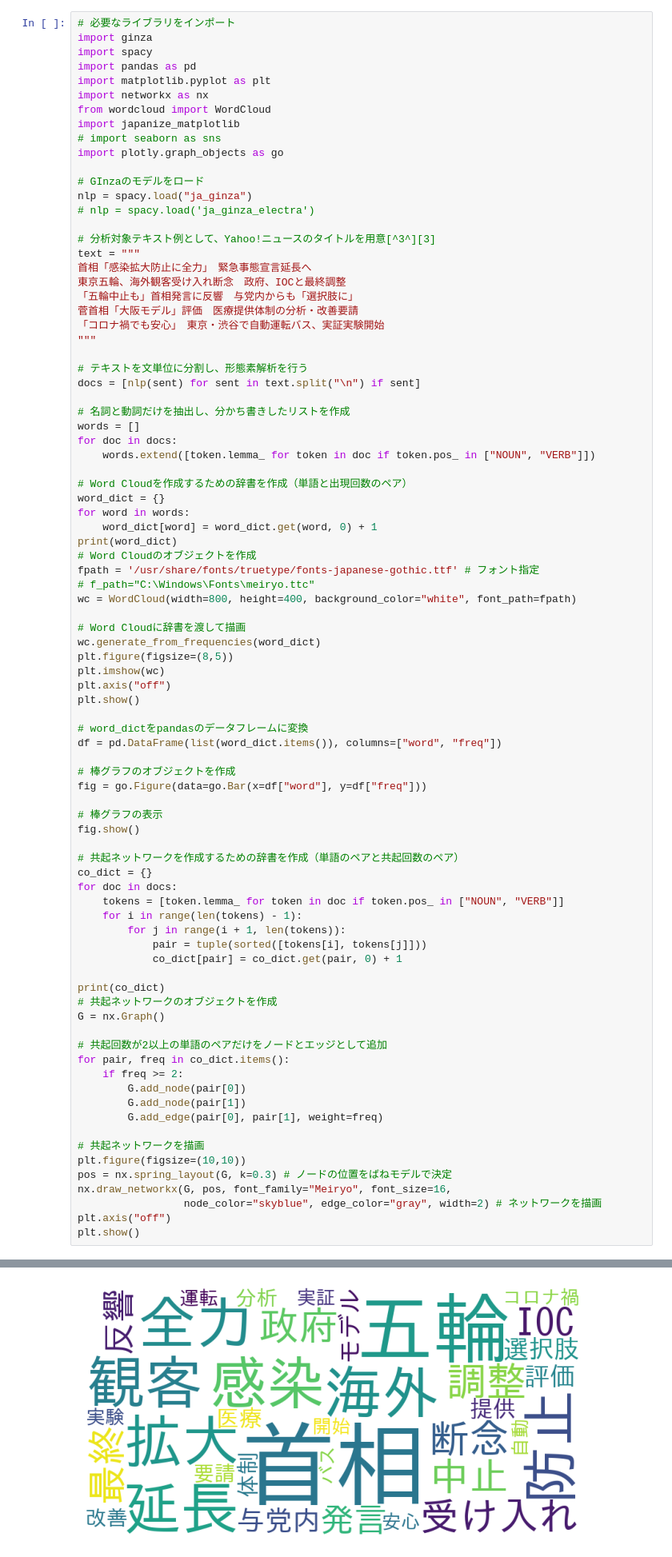
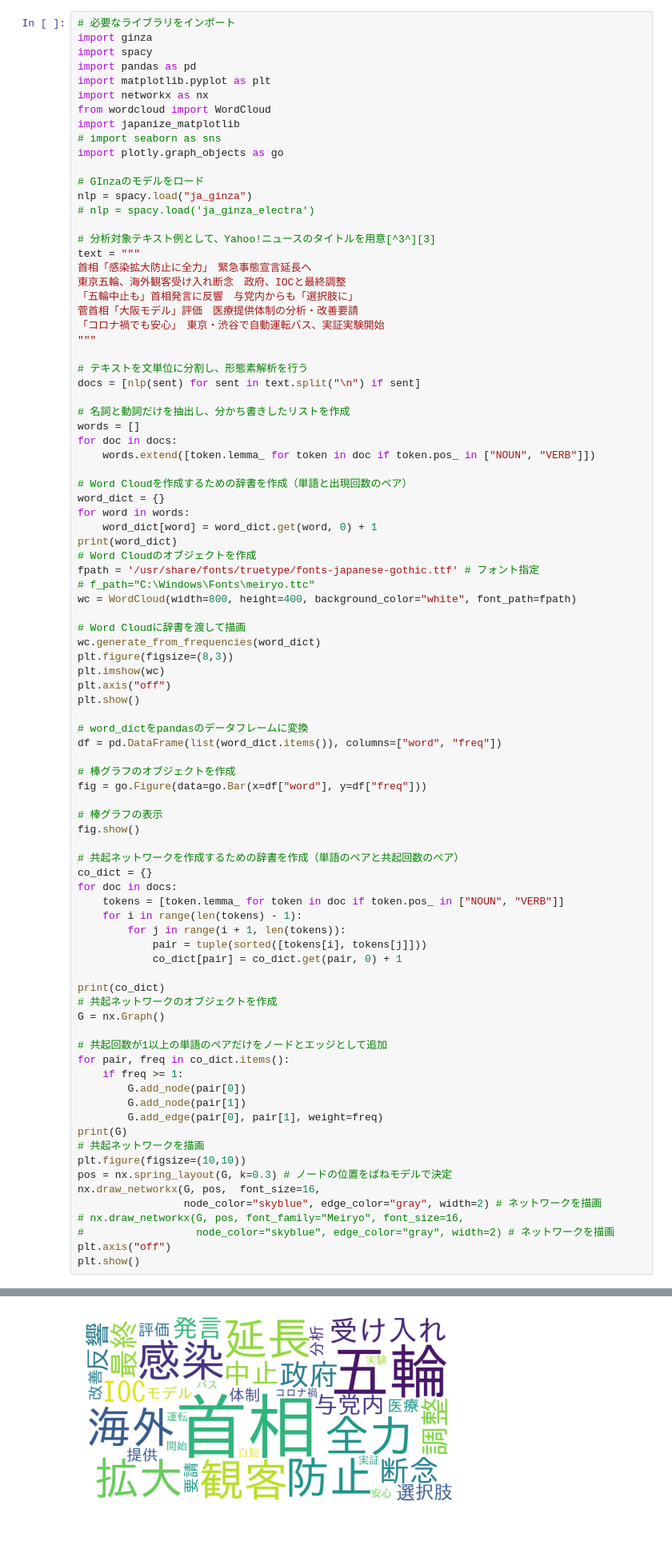
Before and after one commit to kapibara3chi/CooccurrenceAndWordCloud, a Jupyter notebook: CooccurrenceNetworkAndWordCloud.ipynb, the cells around one changed output, grey strips where cells are left out. Shown at 80% size. Cells and saved outputs as stored; diff of their text form; blank space fills up the shorter version.

```diff
--- a/CooccurrenceNetworkAndWordCloud.ipynb
+++ b/CooccurrenceNetworkAndWordCloud.ipynb
@@ -79,7 +79,7 @@ wc = WordCloud(width=800, height=400, background_color="white", font_path=fpath)
 
 # Word Cloudに辞書を渡して描画
 wc.generate_from_frequencies(word_dict)
-plt.figure(figsize=(8,5))
+plt.figure(figsize=(8,3))
 plt.imshow(wc)
 plt.axis("off")
 plt.show()
@@ -91,37 +91,39 @@ df = pd.DataFrame(list(word_dict.items()), columns=["word", "freq"])
 fig = go.Figure(data=go.Bar(x=df["word"], y=df["freq"]))
 
 # 棒グラフの表示
 fig.show()
 
 # 共起ネットワークを作成するための辞書を作成（単語のペアと共起回数のペア）
 co_dict = {}
 for doc in docs:
     tokens = [token.lemma_ for token in doc if token.pos_ in ["NOUN", "VERB"]]
     for i in range(len(tokens) - 1):
         for j in range(i + 1, len(tokens)):
             pair = tuple(sorted([tokens[i], tokens[j]]))
             co_dict[pair] = co_dict.get(pair, 0) + 1
 
 print(co_dict)
 # 共起ネットワークのオブジェクトを作成
 G = nx.Graph()
 
-# 共起回数が2以上の単語のペアだけをノードとエッジとして追加
+# 共起回数が1以上の単語のペアだけをノードとエッジとして追加
 for pair, freq in co_dict.items():
-    if freq >= 2:
+    if freq >= 1:
         G.add_node(pair[0])
         G.add_node(pair[1])
         G.add_edge(pair[0], pair[1], weight=freq)
-
+print(G)
 # 共起ネットワークを描画
 plt.figure(figsize=(10,10))
 pos = nx.spring_layout(G, k=0.3) # ノードの位置をばねモデルで決定
-nx.draw_networkx(G, pos, font_family="Meiryo", font_size=16,
+nx.draw_networkx(G, pos,  font_size=16,
                  node_color="skyblue", edge_color="gray", width=2) # ネットワークを描画
+# nx.draw_networkx(G, pos, font_family="Meiryo", font_size=16,
+#                  node_color="skyblue", edge_color="gray", width=2) # ネットワークを描画
 plt.axis("off")
 plt.show()
 # %% [output]
 {'首相': 3, '感染': 1, '拡大': 1, '防止': 1, '全力': 1, '延長': 1, '五輪': 2, '海外': 1, '観客': 1, '受け入れ': 1, '断念': 1, '政府': 1, 'IOC': 1, '最終': 1, '調整': 1, '中止': 1, '発言': 1, '反響': 1, '与党内': 1, '選択肢': 1, 'モデル': 1, '評価' ...
-[figure, old version]
+[figure, new version]
 [interactive output not drawn]
 {('感染', '首相'): 1, ('拡大', '首相'): 1, ('防止', '首相'): 1, ('全力', '首相'): 1, ('延長', '首相'): 1, ('感染', '拡大'): 1, ('感染', '防止'): 1, ('全力', '感染'): 1, ('延長', '感染'): 1, ('拡大', '防止'): 1, ('全力', '拡大'): 1, ('延長', '拡大') ...
```
Also changed, not shown: parts of 9 cells of this notebook.
